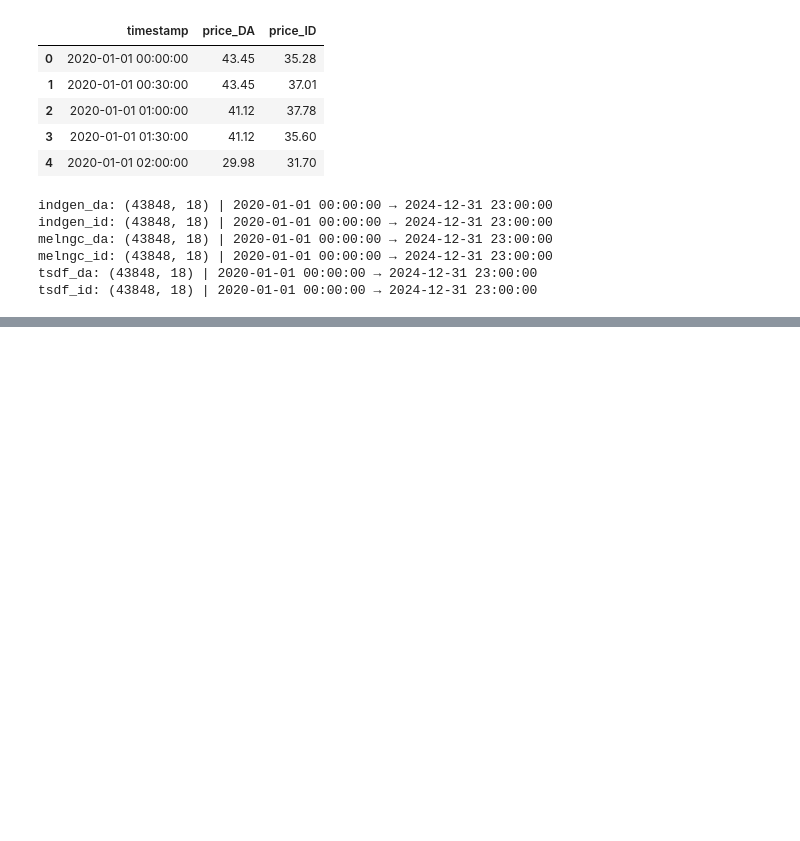
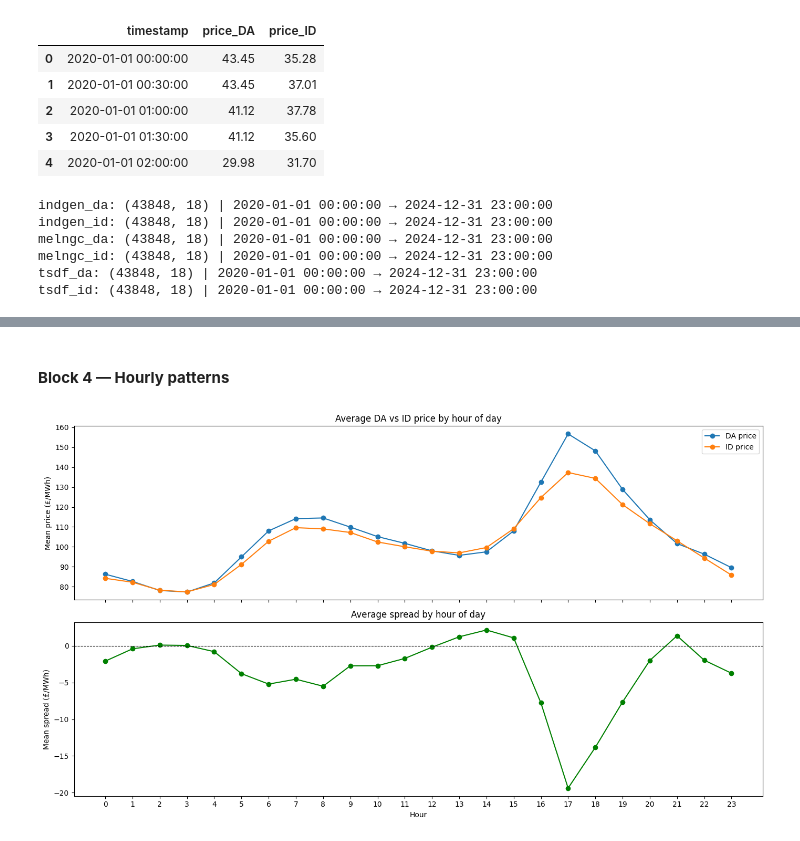
Before and after one commit to axelcohen75/gb-power-forecasting-suite, a Jupyter notebook: Engie-Exercise.ipynb, the cells around one changed output, grey strips where cells are left out. Drawn from its saved outputs; the diff is of its cells as text; code cells hidden in the pictures; blank space fills up the shorter version.

```diff
--- a/Engie-Exercise.ipynb
+++ b/Engie-Exercise.ipynb
@@ -71,0 +260,30 @@ tsdf_id: (43848, 18) | 2020-01-01 00:00:00 → 2024-12-31 23:00:00
+# %% [markdown]
+#### **Block 4 — Hourly patterns**
+# %%
+# Done with AI
+
+hourly_da     = df.groupby('hour')['price_DA'].mean()
+hourly_id     = df.groupby('hour')['price_ID'].mean()
+hourly_spread = df.groupby('hour')['spread'].mean()
+
+fig, (ax1, ax2) = plt.subplots(2, 1, figsize=(14, 8), sharex=True)
+
+# Top : DA vs ID by hour
+ax1.plot(hourly_da.index, hourly_da.values, marker='o', label='DA price')
+ax1.plot(hourly_id.index, hourly_id.values, marker='o', label='ID price')
+ax1.set_title('Average DA vs ID price by hour of day')
+ax1.set_ylabel('Mean price (£/MWh)')
+ax1.legend()
+
+# Bottom : spread by hour
+ax2.plot(hourly_spread.index, hourly_spread.values, marker='o', color='green')
+ax2.axhline(0, color='black', linewidth=0.8, linestyle='--')
+ax2.set_title('Average spread by hour of day')
+ax2.set_xlabel('Hour')
+ax2.set_ylabel('Mean spread (£/MWh)')
+ax2.set_xticks(range(24))
+
+plt.tight_layout()
+plt.show()
+# %% [output]
+[figure, added]
```
Also changed, not shown: parts of 88 cells of this notebook.
